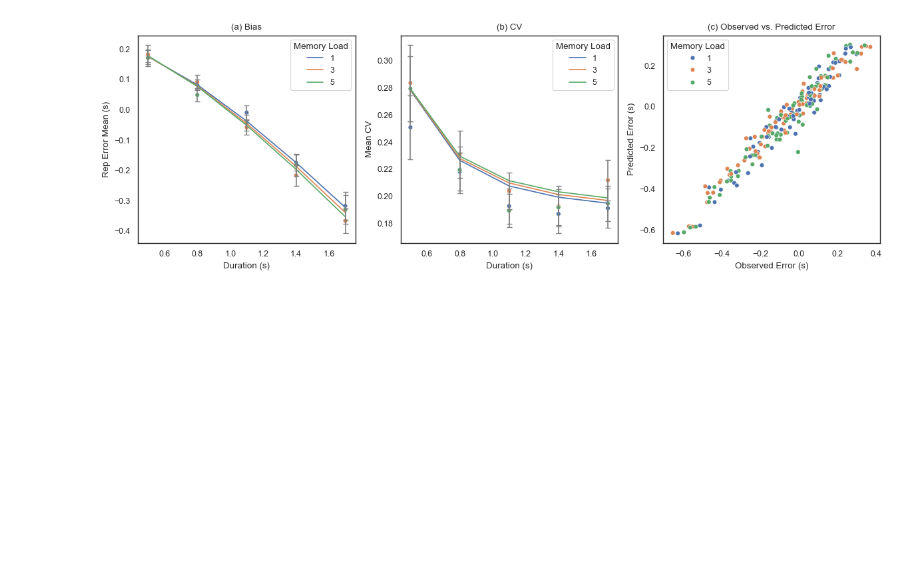
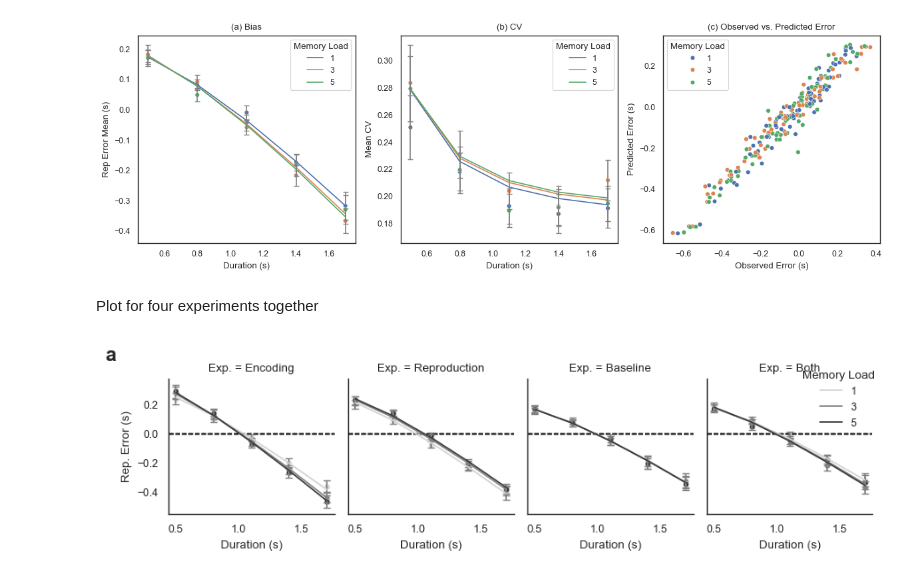
Before and after one commit to msenselab/working_memory_reproduction, a Jupyter notebook: analysis/wm_model.ipynb, the cells around one changed output. Drawn from its saved outputs; the diff is of its cells as text; code cells hidden in the pictures; blank space fills up the shorter version.

```diff
--- a/analysis/wm_model.ipynb
+++ b/analysis/wm_model.ipynb
@@ -364,5 +435,61 @@ else:
 plotModelPred(both_mdat, 'both')
 # %% [output]
 [figure]
-# %% [markdown]
-##
+# %% [markdown]
+Plot for four experiments together
+# %%
+# combine encoding_mdat, reproduction_mdat, baseline_mdat, and both_mdat into mdat, but each data has additional column ExpName
+encoding_mdat['Exp.'] = 'Encoding'
+reproduction_mdat['Exp.'] = 'Reproduction'
+baseline_mdat['Exp.'] = 'Baseline'
+both_mdat['Exp.'] = 'Both'
+exp_order = ['Encoding', 'Reproduction', 'Baseline', 'Both']
+c_palette = ['lightgrey', '#838383',"#3b3b3b"] # consistent with R plot
+
+mdat = pd.concat([encoding_mdat, reproduction_mdat, baseline_mdat, both_mdat], ignore_index=True)
+
+# group and flatten the columns
+mmdat = mdat.groupby(['curDur', 'WMSize', 'Exp.']).agg({'repErr': {'mean', 'sem'}, 'predErr': {'mean', 'sem'},
+									'repCV': {'mean', 'sem'}, 'predCV': {'mean', 'sem'}}).reset_index()
+mmdat.columns = ['_'.join(filter(None, x)).strip() for x in mmdat.columns.ravel()]
+
+# Create the FacetGrid, faceting on the ExpName column
+g1 = sns.FacetGrid(mmdat, col="Exp.", hue="WMSize", height=2.5, aspect=0.8,col_order=exp_order, palette=c_palette)
+
+# Map the scatter plot for reproduction error (repErr_mean)
+g1.map(sns.scatterplot, 'curDur', 'repErr_mean')
+
+# Add error bars to the scatter plots
+def add_error_bars(x, y, yerr, **kwargs):
+    plt.errorbar(x, y, yerr=yerr, fmt='none', capsize=3, color='gray')
+
+# Define a function to add the horizontal line at y=0
+def add_hline(*args, **kwargs):
+    plt.axhline(0, color='black', linestyle='--', linewidth=1)  # Adds the horizontal line at y=0
+# Add the horizontal line at y=0 to each subplot
+g1.map(add_hline)
+
+g1.map(add_error_bars, 'curDur', 'repErr_mean', 'repErr_sem')
+# Map the line plot for predicted error (predErr_mean)
+g1.map(sns.lineplot, 'curDur', 'predErr_mean')
+
+
+
+# Customize the plot aesthetics
+g1.set_axis_labels('Duration (s)', 'Rep. Error (s)')
+# add legend on the top right corner
+g1.add_legend(title='Memory Load')
+# Adjust the legend position to the upper right corner of the entire plot
+g1._legend.set_bbox_to_anchor((1, 0.9))  # Moves the legend to the upper right of the figure
+g1._legend.set_loc('upper right')      # Aligns the legend to the upper right corner
+# add label a to the top left corner of the first axis
+g1.axes[0,0].text(0.01, 0.98, 'a', transform=g1.fig.transFigure, fontsize=16, fontweight='bold', va='top')
+
+plt.tight_layout()
+# save the figure to prediction_errors.png
+plt.savefig(cpath + '/analysis/figures/prediction_errors.png')
+# Show the plot
+
+plt.show()
+# %% [output]
+[figure, added]
```
Also changed, not shown: parts of 15 cells of this notebook, 21 other files.
